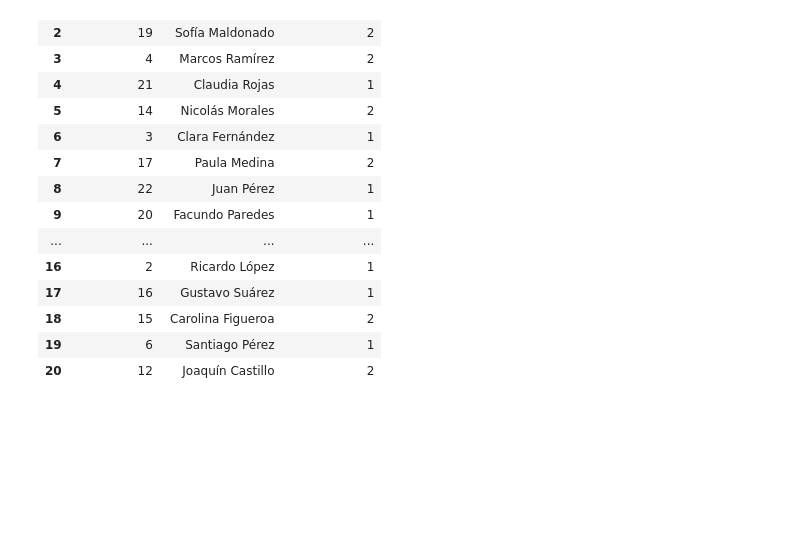
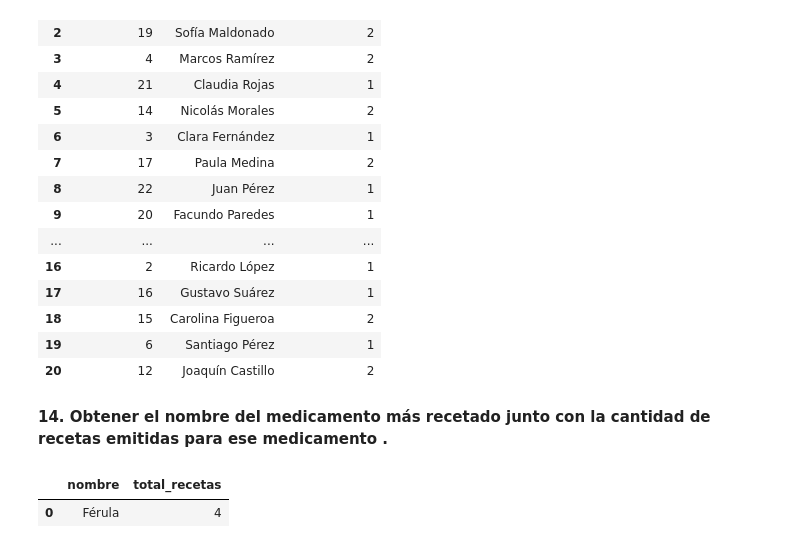
Before and after one commit to gonzagrau/TP5_GrauLuna, a Jupyter notebook: database_connection/queries.ipynb, the cells around one changed output. Saved outputs shown, nothing was run; the diff lists cells and outputs as text; code cells hidden in the pictures; blank space fills up the shorter version.

```diff
--- a/database_connection/queries.ipynb
+++ b/database_connection/queries.ipynb
@@ -311,3 +332,17 @@ pd.read_sql(query_13, engine)
 | 18 | 15 | Carolina Figueroa | 2 |
 | 19 | 6 | Santiago Pérez | 1 |
 | 20 | 12 | Joaquín Castillo | 2 |
+# %% [markdown]
+**14.  Obtener el nombre del medicamento más recetado junto con la cantidad de recetas emitidas para ese medicamento  .**
+# %%
+query_14 = ''' SELECT m.nombre, COUNT(r.id_medicamento) AS total_recetas
+FROM medicamentos m
+JOIN recetas r ON m.id_medicamento = r.id_medicamento
+GROUP BY m.nombre
+ORDER BY total_recetas DESC
+LIMIT 1;;
+'''
+pd.read_sql(query_14, engine)
+# %% [output]
+|  | nombre | total_recetas |
+| 0 | Férula | 4 |
```
Also changed, not shown: parts of 4 cells of this notebook.
